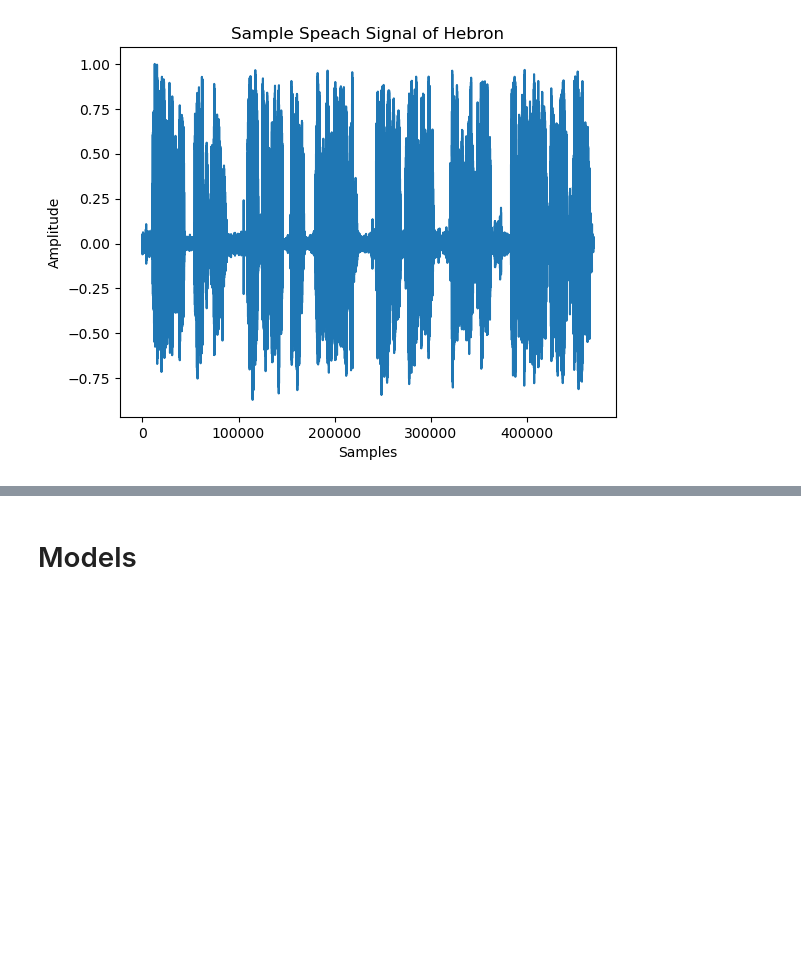
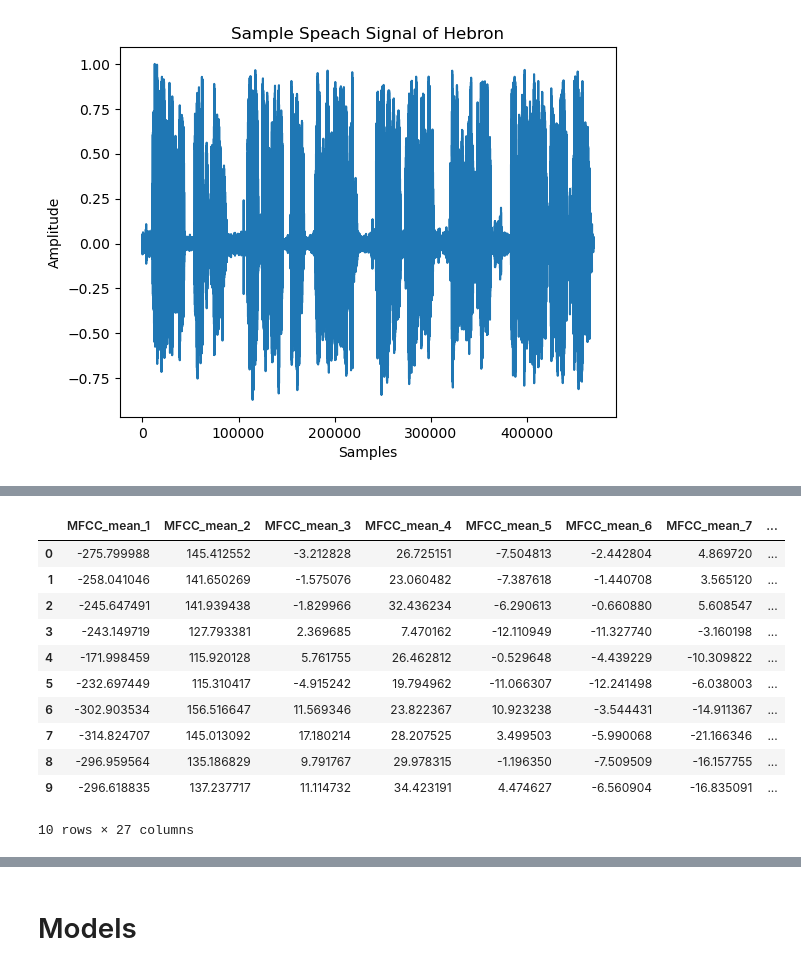
Before and after one commit to MahmoudKH02/Accent-Recognition_Model, a Jupyter notebook: Spoken_Project.ipynb, the cells around one changed output, grey strips where cells are left out. Cells and saved outputs as stored; diff of their text form; code cells hidden in the pictures; blank space fills up the shorter version.

```diff
--- a/Spoken_Project.ipynb
+++ b/Spoken_Project.ipynb
@@ -105,0 +145,15 @@ array([-275.8      ,  145.41255  ,   -3.2128282,   26.725151 ,
+# %%
+training_df[training_df["Reigion"] == 'Hebron']
+# %% [output]
+|  | MFCC_mean_1 | MFCC_mean_2 | MFCC_mean_3 | MFCC_mean_4 | MFCC_mean_5 | MFCC_mean_6 | MFCC_mean_7 | ... |
+| 0 | -275.799988 | 145.412552 | -3.212828 | 26.725151 | -7.504813 | -2.442804 | 4.869720 | ... |
+| 1 | -258.041046 | 141.650269 | -1.575076 | 23.060482 | -7.387618 | -1.440708 | 3.565120 | ... |
+| 2 | -245.647491 | 141.939438 | -1.829966 | 32.436234 | -6.290613 | -0.660880 | 5.608547 | ... |
+| 3 | -243.149719 | 127.793381 | 2.369685 | 7.470162 | -12.110949 | -11.327740 | -3.160198 | ... |
+| 4 | -171.998459 | 115.920128 | 5.761755 | 26.462812 | -0.529648 | -4.439229 | -10.309822 | ... |
+| 5 | -232.697449 | 115.310417 | -4.915242 | 19.794962 | -11.066307 | -12.241498 | -6.038003 | ... |
+| 6 | -302.903534 | 156.516647 | 11.569346 | 23.822367 | 10.923238 | -3.544431 | -14.911367 | ... |
+| 7 | -314.824707 | 145.013092 | 17.180214 | 28.207525 | 3.499503 | -5.990068 | -21.166346 | ... |
+| 8 | -296.959564 | 135.186829 | 9.791767 | 29.978315 | -1.196350 | -7.509509 | -16.157755 | ... |
+| 9 | -296.618835 | 137.237717 | 11.114732 | 34.423191 | 4.474627 | -6.560904 | -16.835091 | ... |
+10 rows × 27 columns
```
Also changed, not shown: parts of 12 cells of this notebook.
